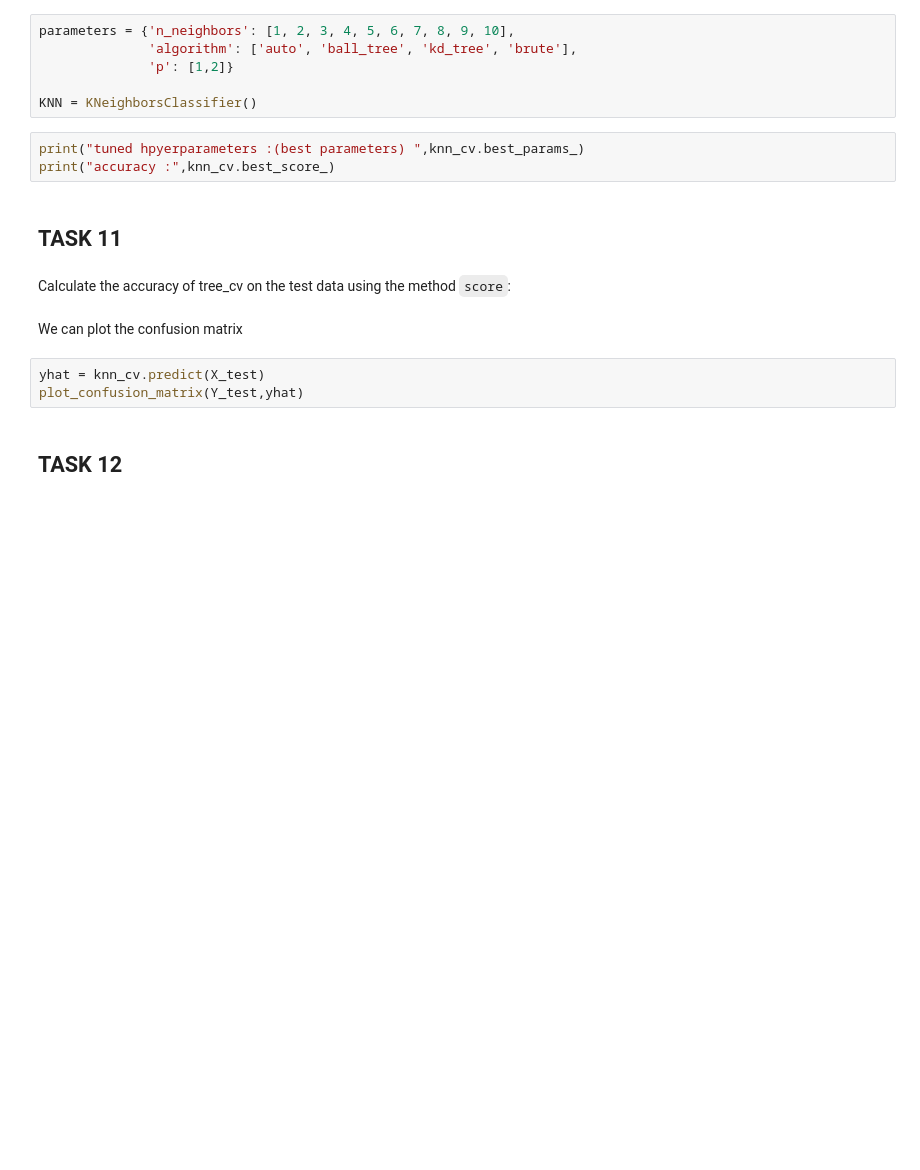
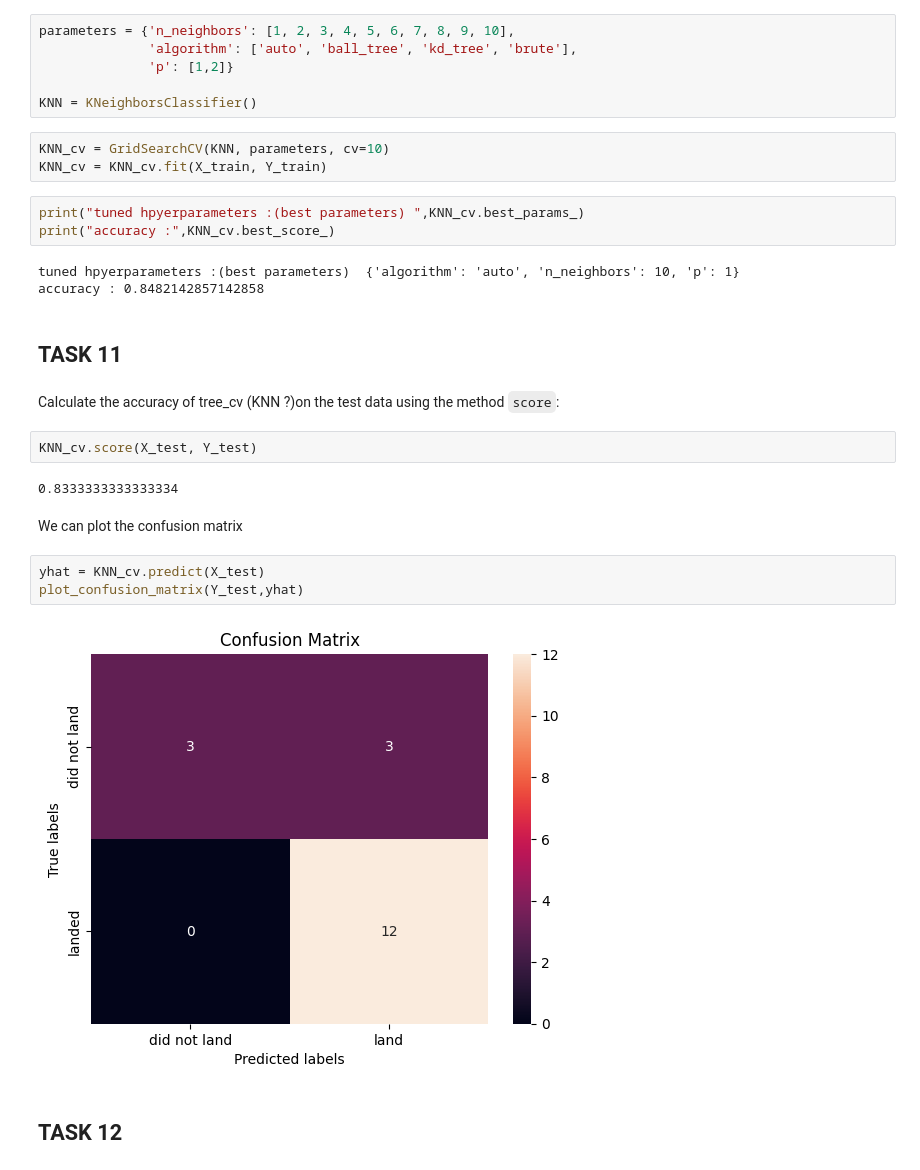
Before and after one commit to ElBennito39/coursera_ds_capstone, a Jupyter notebook: SpaceX_Machine Learning Prediction_Part_5.ipynb, the cells around one changed output. Drawn from its saved outputs; the diff is of its cells as text; blank space fills up the shorter version.

Commit message:
add svm, decision tree, knn objects. workbook complete

```diff
--- a/SpaceX_Machine Learning Prediction_Part_5.ipynb
+++ b/SpaceX_Machine Learning Prediction_Part_5.ipynb
@@ -246,18 +279,30 @@ parameters = {'n_neighbors': [1, 2, 3, 4, 5, 6, 7, 8, 9, 10],
               'p': [1,2]}
 
 KNN = KNeighborsClassifier()
+# %%
+KNN_cv = GridSearchCV(KNN, parameters, cv=10)
+KNN_cv = KNN_cv.fit(X_train, Y_train)
 # %%
-print("tuned hpyerparameters :(best parameters) ",knn_cv.best_params_)
-print("accuracy :",knn_cv.best_score_)
+print("tuned hpyerparameters :(best parameters) ",KNN_cv.best_params_)
+print("accuracy :",KNN_cv.best_score_)
+# %% [output]
+tuned hpyerparameters :(best parameters)  {'algorithm': 'auto', 'n_neighbors': 10, 'p': 1}
+accuracy : 0.8482142857142858
 # %% [markdown]
 ## TASK  11
 # %% [markdown]
-Calculate the accuracy of tree_cv on the test data using the method <code>score</code>:
+Calculate the accuracy of tree_cv (KNN ?)on the test data using the method <code>score</code>:
+# %%
+KNN_cv.score(X_test, Y_test)
+# %% [output]
+0.8333333333333334
 # %% [markdown]
 We can plot the confusion matrix
 # %%
-yhat = knn_cv.predict(X_test)
+yhat = KNN_cv.predict(X_test)
 plot_confusion_matrix(Y_test,yhat)
+# %% [output]
+[figure, added]
 # %% [markdown]
 ## TASK  12
 # %% [markdown]
```
Also changed, not shown: parts of 10 cells of this notebook.
